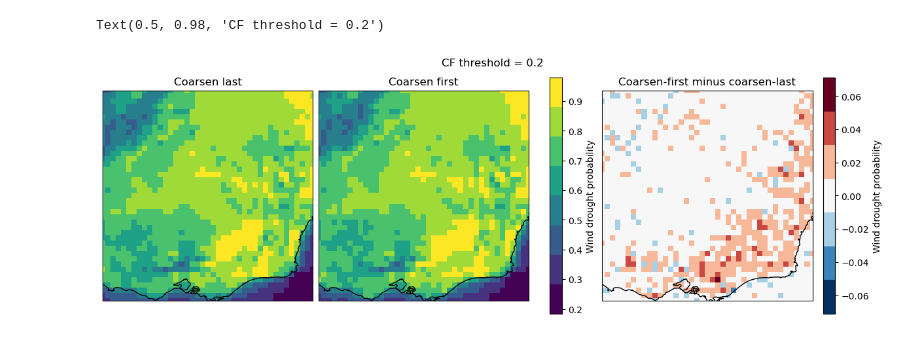
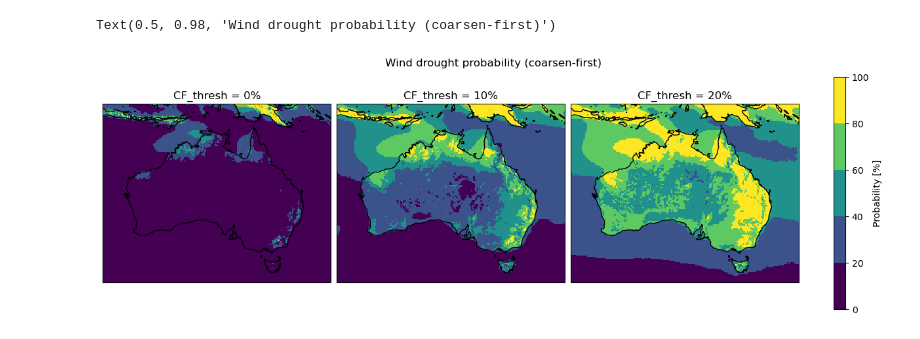
Before and after one commit to 21centuryweather/GC26-wind-droughts-data-choice, a Jupyter notebook: ts1181/analysis.ipynb, the cells around one changed output. Cells and saved outputs as stored; diff of their text form; code cells hidden in the pictures.

Commit message:
Generate final figure

```diff
--- a/ts1181/analysis.ipynb
+++ b/ts1181/analysis.ipynb
@@ -123,13 +5,0 @@ wspd.mean("time").plot()
-# %%
-orog = (
-    catalog.search(
-        source_id="BARRA-C2",
-        variable_id="orog",
-        version="latest",
-    )
-    .to_dask()["orog"]
-    .sel(REGION)
-)
-fig, ax = plt.subplots(subplot_kw={"projection": ccrs.PlateCarree()})
-ax.pcolormesh(orog["lon"], orog["lat"], orog)
-ax.coastlines()
@@ -193,18 +6,34 @@ Text(0.5, 0.98, 'CF threshold = 0.1')
-# %%
-coarsen_last = coarsen(
-    probability_drought(wspd, thresh=0.2, window=3), factor=6
-).compute()
-coarsen_first = probability_drought(
-    coarsen(wspd, factor=6), thresh=0.2, window=3
-).compute()
-
-fig, axs, meshes, cbars = plot_diff(coarsen_last, coarsen_first)
-axs[0].set_title("Coarsen last")
-axs[1].set_title("Coarsen first")
-axs[2].set_title("Coarsen-first minus coarsen-last")
-for c in cbars:
-    c.set_label("Wind drought probability")
-fig.suptitle("CF threshold = 0.2")
-# %% [output]
-Text(0.5, 0.98, 'CF threshold = 0.2')
-[figure, removed]
+# %%
+coarsen_first = xr.open_dataarray("/scratch/nf33/ts1181/coarsen_first.nc")
+coarsen_last = xr.open_dataarray("/scratch/nf33/ts1181/coarsen_last.nc")
+diff = coarsen_first - coarsen_last
+# %%
+fig, axs = plt.subplots(
+    1,
+    3,
+    figsize=(12, 4),
+    sharex=True,
+    sharey=True,
+    layout="constrained",
+    subplot_kw={"projection": ccrs.PlateCarree()},
+)
+
+for i, ax in enumerate(axs):
+    da = coarsen_first.isel({"thresh": i})
+    mesh = ax.pcolormesh(
+        da["lon"],
+        da["lat"],
+        da * 1e2,
+        cmap=mpl.colormaps["viridis"].resampled(5),
+        transform=ccrs.PlateCarree(),
+        vmin=0,
+        vmax=100,
+    )
+    ax.coastlines()
+    ax.set_title(f"CF_thresh = {da["thresh"].item()*1e2:.0f}%")
+
+fig.colorbar(mesh, ax=axs, label="Probability [%]")
+fig.suptitle("Wind drought probability (coarsen-first)")
+# %% [output]
+Text(0.5, 0.98, 'Wind drought probability (coarsen-first)')
+[figure, added]
```
Also changed, not shown: parts of 13 cells of this notebook, 1 other file.
